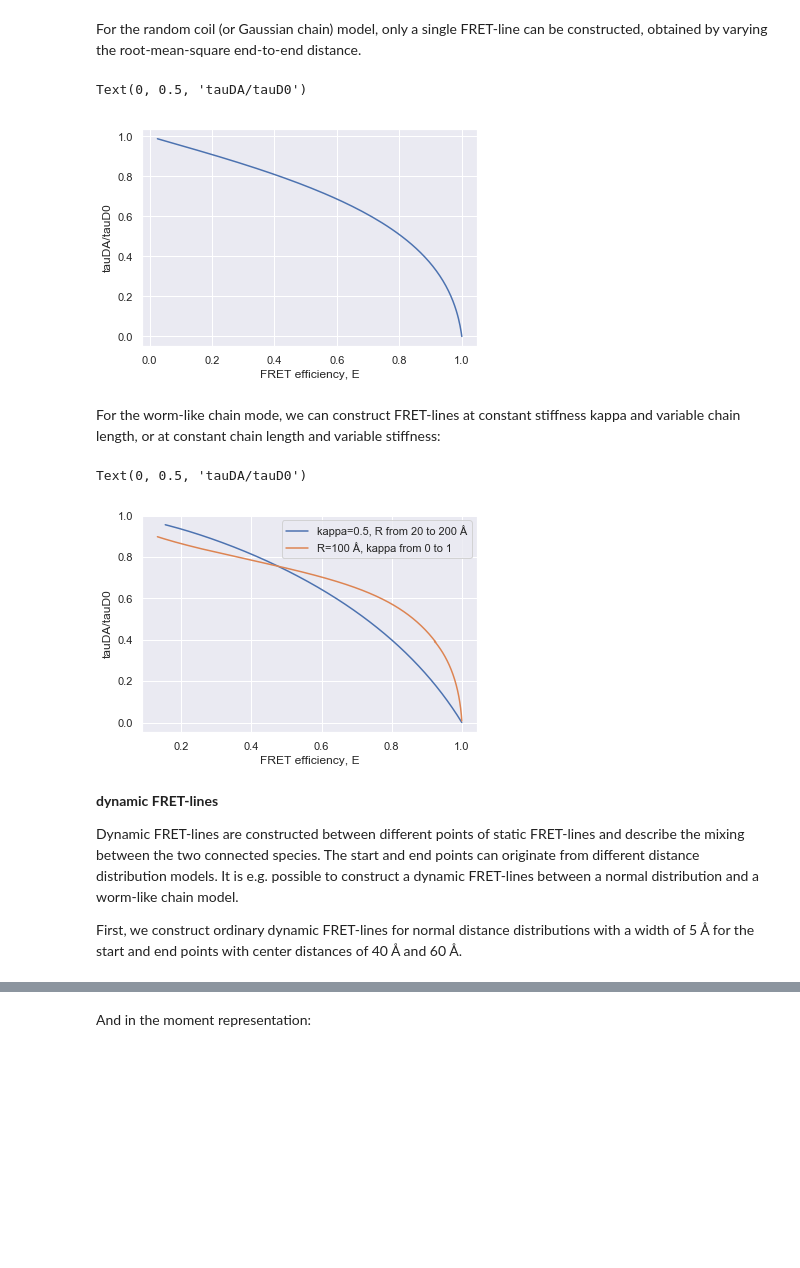
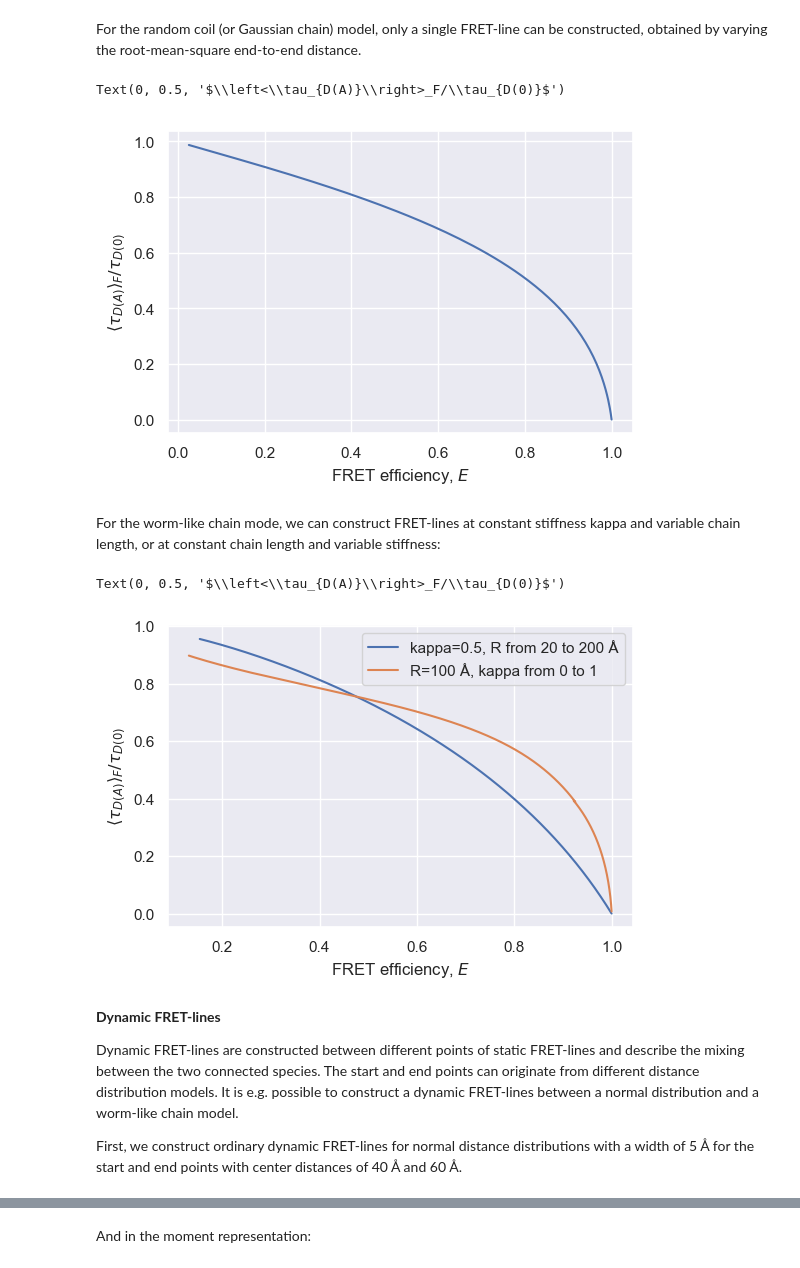
Before and after one commit to Fluorescence-Tools/FRETlines, a Jupyter notebook: FRETlines.ipynb, the cells around one changed output, grey strips where cells are left out. Saved outputs shown, nothing was run; the diff lists cells and outputs as text; code cells hidden in the pictures; blank space fills up the shorter version.

```diff
--- a/FRETlines.ipynb
+++ b/FRETlines.ipynb
@@ -6,6 +10,7 @@ from FRETlines import static_FRET_line, dynamic_FRET_line
 from FRETlines import distance_distributions as dist
 from matplotlib import pyplot as plt
 %matplotlib inline
+plt.rcParams['figure.dpi'] = 100
 # %% [markdown]
 **Distance distributions**
 
@@ -124,26 +129,26 @@ For the random coil (or Gaussian chain) model, only a single FRET-line can be co
 # %%
 E, tau = static_FRET_line(model=dist.gaussian_chain,param_range=(1,1000))
 plt.plot(E,tau)
-plt.xlabel('FRET efficiency, E')
-plt.ylabel('tauDA/tauD0')
+plt.xlabel('FRET efficiency, $E$')
+plt.ylabel('$\\left<\\tau_{D(A)}\\right>_F/\\tau_{D(0)}$')
 # %% [output]
-Text(0, 0.5, 'tauDA/tauD0')
+Text(0, 0.5, '$\\left<\\tau_{D(A)}\\right>_F/\\tau_{D(0)}$')
-[figure, old version]
+[figure, new version]
 # %% [markdown]
 For the worm-like chain mode, we can construct FRET-lines at constant stiffness kappa and variable chain length, or at constant chain length and variable stiffness:
 # %%
 E, tau = static_FRET_line(model=dist.worm_like_chain,variable_parameter=0,param=(100,0.5),param_range=(20,200))
 plt.plot(E,tau,label='kappa=0.5, R from 20 to 200 Å')
 E, tau = static_FRET_line(model=dist.worm_like_chain,variable_parameter=1,param=(100,0.5),param_range=(0.01,0.99))
 plt.plot(E,tau,label='R=100 Å, kappa from 0 to 1')
 plt.legend()
-plt.xlabel('FRET efficiency, E')
-plt.ylabel('tauDA/tauD0')
+plt.xlabel('FRET efficiency, $E$')
+plt.ylabel('$\\left<\\tau_{D(A)}\\right>_F/\\tau_{D(0)}$')
 # %% [output]
-Text(0, 0.5, 'tauDA/tauD0')
+Text(0, 0.5, '$\\left<\\tau_{D(A)}\\right>_F/\\tau_{D(0)}$')
-[figure, old version]
+[figure, new version]
 # %% [markdown]
-**dynamic FRET-lines**
+**Dynamic FRET-lines**
 
 Dynamic FRET-lines are constructed between different points of static FRET-lines and describe the mixing between the two connected species. The start and end points can originate from different distance distribution models. It is e.g. possible to construct a dynamic FRET-lines between a normal distribution and a worm-like chain model.
 
```
Also changed, not shown: parts of 13 cells of this notebook, 2 other files.
